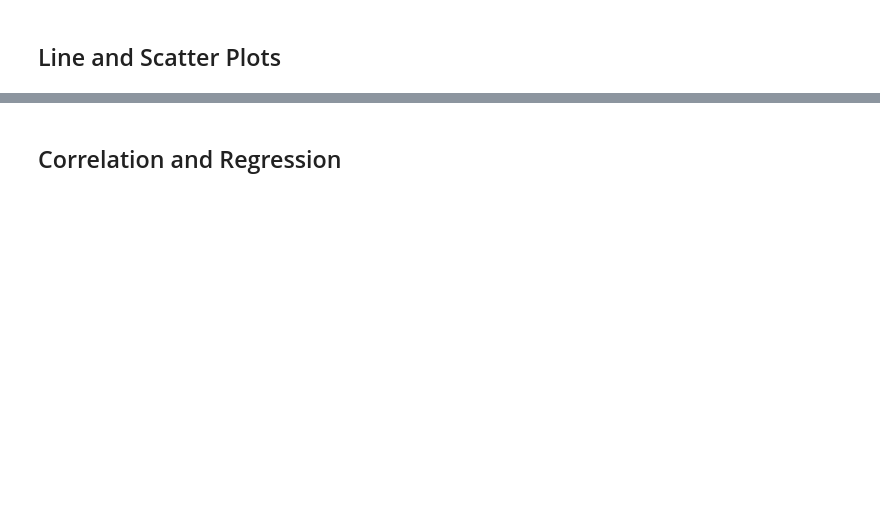
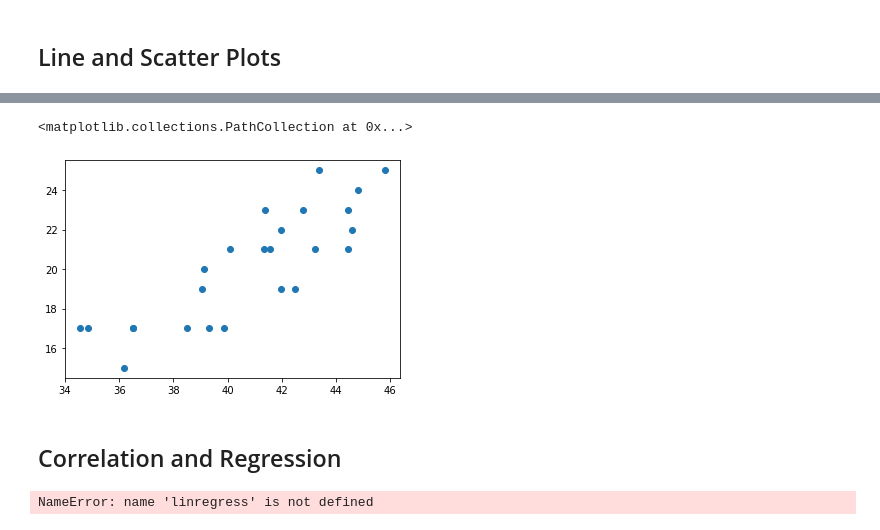
Before and after one commit to BrookAnn/Matplotlib_Homework, a Jupyter notebook: Pymaceuticals/pymaceuticals_starter.ipynb, the cells around one changed output, grey strips where cells are left out. Cells and saved outputs as stored; diff of their text form; code cells hidden in the pictures; blank space fills up the shorter version.

```diff
--- a/Pymaceuticals/pymaceuticals_starter.ipynb
+++ b/Pymaceuticals/pymaceuticals_starter.ipynb
@@ -211,4 +280,11 @@ AttributeError: module 'matplotlib.pyplot' has no attribute 'boxplt'
 # %%
 # Generate a scatter plot of average tumor volume vs. mouse weight for the Capomulin regimen
+Capo_Weight = Capo_Treated.groupby ('Mouse ID').mean()["Tumor Volume (mm3)"]
+Merge_Average = pd.merge(Capo_Weight, mouse_metadata, on='Mouse ID')
+plt.scatter(Merge_Average['Tumor Volume (mm3)'], Merge_Average['Weight (g)'])
+#Merge_Average
+# %% [output]
+<matplotlib.collections.PathCollection at 0x...>
+[figure, added]
 # %% [markdown]
 ## Correlation and Regression
@@ -217,0 +291,16 @@ AttributeError: module 'matplotlib.pyplot' has no attribute 'boxplt'
+# %%
+# Calculate the correlation coefficient and linear regression model
+# for mouse weight and average tumor volume for the Capomulin regimen
+x_values = Merge_Average ['Tumor Volume (mm3)']
+y_values = Merge_Average['Weight (g)']
+(slope, intercept, rvalue, pvalue, stderr) = linregress(x_values, y_values)
+regress_values = x_values * slope + intercept
+line_eq = "y = " + str(round(slope,2)) + "x + " + str(round(intercept,2))
+plt.scatter(x_values,y_values)
+plt.plot(x_values,regress_values,"r-")
+plt.annotate(line_eq,(6,10),fontsize=15,color="red")
+plt.xlabel('Tumor Volume (mm3)')
+plt.ylabel('Weight (g)')
+plt.show()
+# %% [output]
+NameError: name 'linregress' is not defined
```
Also changed, not shown: parts of 5 cells of this notebook.
